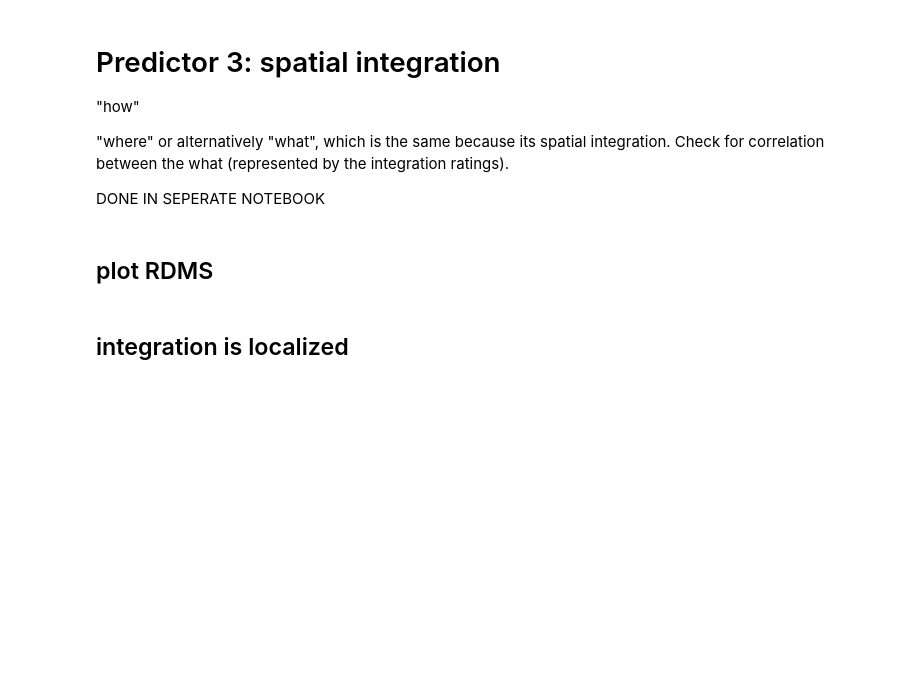
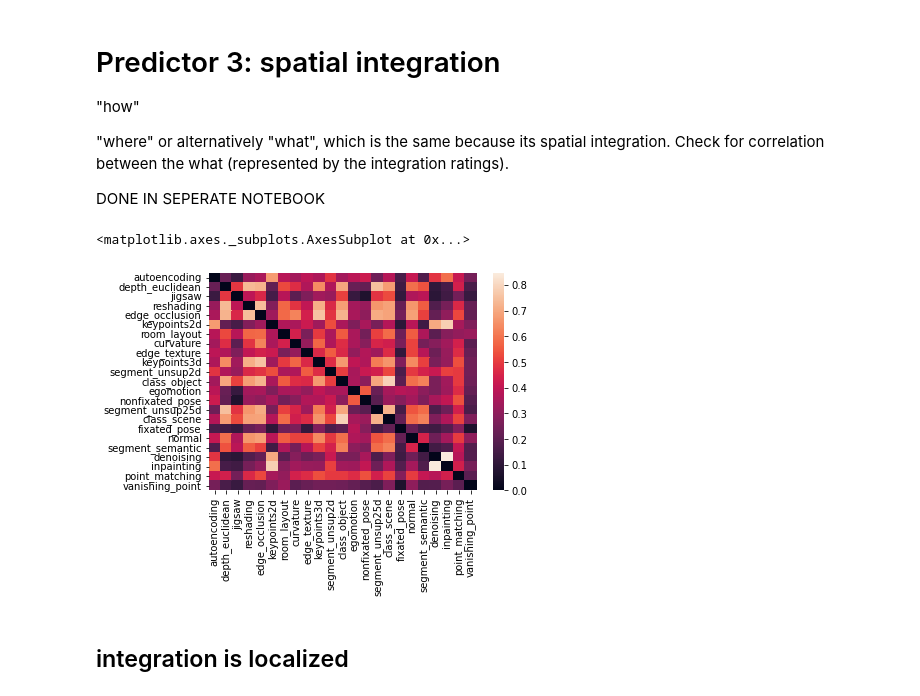
Before and after one commit to toniklenk/analysis-taskonomy, a Jupyter notebook: scripts/factors analysis.ipynb, the cells around one changed output. Saved outputs shown, nothing was run; the diff lists cells and outputs as text; code cells hidden in the pictures; blank space fills up the shorter version.

```diff
--- a/scripts/factors analysis.ipynb
+++ b/scripts/factors analysis.ipynb
@@ -58,14 +58,9 @@ PATH_PLOTS = "../plots"
 _models = MODEL_NAMES
 _study = "short presentation"
 _dataset = "places1"
-_scale = "scale8"
+_scale = "scale4"
 _layers_unblocked = slice(None)
 _layers_blocked = slice(6,14)
 
-# load data
-dfi = load_integration(PATH_INTEGRATION)
-dfi_m = load_integration(PATH_INTEGRATION_MAXPOOL)
-dfibc = load_ibcorr(PATH_IBCORR)
-dfibc_m = load_ibcorr(PATH_IBCORR_MAXPOOL)
 beauty_ratings = load_ratings(PATH_RATINGS)
 # %%
@@ -707,4 +686,30 @@ d1
-# %% [markdown]
-## plot RDMS
+# %%
+_study = "short presentation"
+_scale = "scale4"
+
+
+rdms = {}
+
+for mo in MODEL_NAMES:
+    rdm = pd.read_csv(
+        os.path.join(
+            PATH_RESULTS,
+            "spatial integration",
+            _scale,
+            _study,
+            mo + ".csv",
+        ),
+        header=None,
+    )
+    rdm = rdm.iloc[1:, 1:].reset_index(drop=True).T.reset_index(drop=True).T
+
+    rdms[mo] = rdm
+# %%
+df_rdms = flatten_concat(rdms).drop(np.arange(0, flatten_concat(rdms).shape[0], 251))
+# %%
+spatial_rdm = calculate_rdm(df_rdms)
 # %%
-sns.heatmap(rdm_study1, xticklabels=rdm_study1.index, yticklabels=rdm_study1.columns)
+sns.heatmap(spatial_rdm, xticklabels=spatial_rdm.index, yticklabels=spatial_rdm.columns)
+# %% [output]
+<matplotlib.axes._subplots.AxesSubplot at 0x...>
+[figure, added]
```
Also changed, not shown: parts of 34 cells of this notebook, 21 other files.
